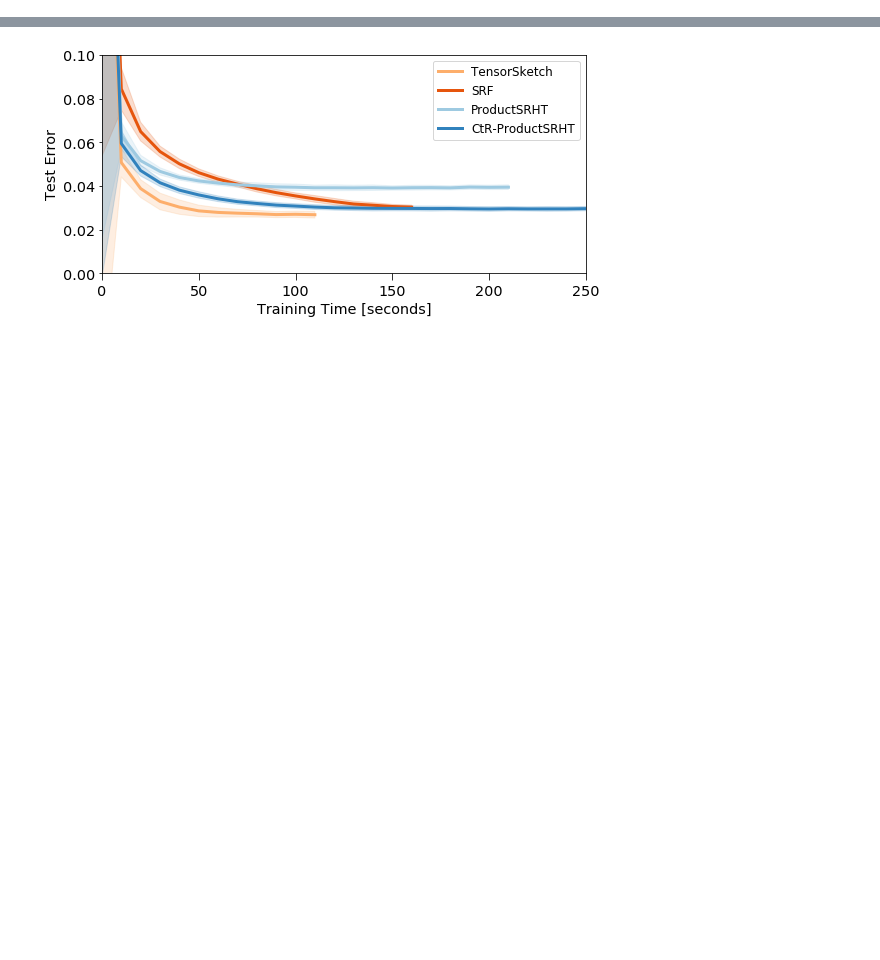
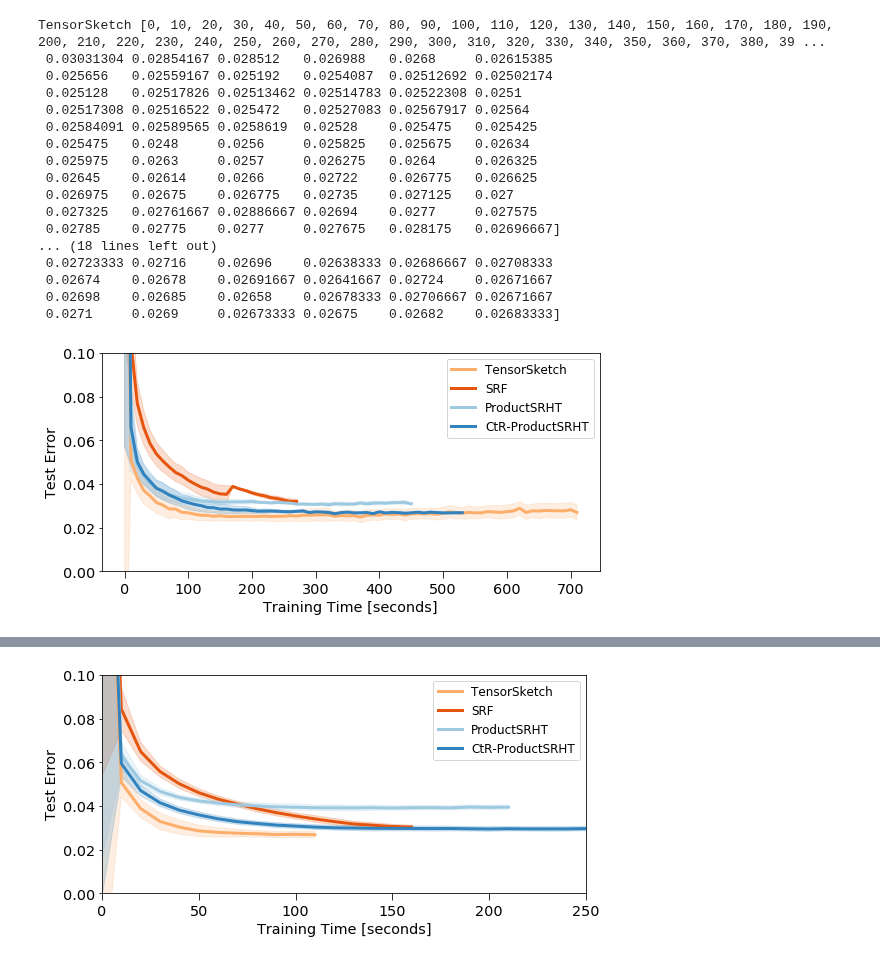
Before and after one commit to joneswack/dp-rfs, a Jupyter notebook: notebooks/read-tf-logs.ipynb, the cells around one changed output, grey strips where cells are left out. Cells and saved outputs as stored; diff of their text form; code cells hidden in the pictures; blank space fills up the shorter version.

```diff
--- a/notebooks/read-tf-logs.ipynb
+++ b/notebooks/read-tf-logs.ipynb
@@ -85,0 +142,28 @@ colors = np.flip(colors, axis=0)
+# %%
+dirs_p6_10k_tune = [
+    ('TensorSketch', colors[4], '../tensorboard_logs/mnist_tune/sgp_MNIST_proj_countsketch_scatter_deg_6_comprealFalse_3_lr_0.001_epochs_150'),
+    ('SRF', colors[5], '../tensorboard_logs/mnist_tune/sgp_MNIST_proj_srf_deg_6_comprealFalse_3_lr_0.001_epochs_150'),
+    ('ProductSRHT', colors[6], '../tensorboard_logs/mnist_tune/sgp_MNIST_proj_srht_deg_6_comprealFalse_3_lr_0.001_epochs_150'),
+    ('CtR-ProductSRHT', colors[7], '../tensorboard_logs/mnist_tune/sgp_MNIST_proj_srht_deg_6_comprealTrue_3_lr_0.001_epochs_150')
+]
+
+plot_dirs(dirs_p6_10k_tune, savepath='')
+# %% [output]
+TensorSketch [0, 10, 20, 30, 40, 50, 60, 70, 80, 90, 100, 110, 120, 130, 140, 150, 160, 170, 180, 190, 200, 210, 220, 230, 240, 250, 260, 270, 280, 290, 300, 310, 320, 330, 340, 350, 360, 370, 380, 39 ...
+ 0.03031304 0.02854167 0.028512   0.026988   0.0268     0.02615385
+ 0.025656   0.02559167 0.025192   0.0254087  0.02512692 0.02502174
+ 0.025128   0.02517826 0.02513462 0.02514783 0.02522308 0.0251
+ 0.02517308 0.02516522 0.025472   0.02527083 0.02567917 0.02564
+ 0.02584091 0.02589565 0.0258619  0.02528    0.025475   0.025425
+ 0.025475   0.0248     0.0256     0.025825   0.025675   0.02634
+ 0.025975   0.0263     0.0257     0.026275   0.0264     0.026325
+ 0.02645    0.02614    0.0266     0.02722    0.026775   0.026625
+ 0.026975   0.02675    0.026775   0.02735    0.027125   0.027
+ 0.027325   0.02761667 0.02886667 0.02694    0.0277     0.027575
+ 0.02785    0.02775    0.0277     0.027675   0.028175   0.02696667]
+... (18 lines left out)
+ 0.02723333 0.02716    0.02696    0.02638333 0.02686667 0.02708333
+ 0.02674    0.02678    0.02691667 0.02641667 0.02724    0.02671667
+ 0.02698    0.02685    0.02658    0.02678333 0.02706667 0.02671667
+ 0.0271     0.0269     0.02673333 0.02675    0.02682    0.02683333]
+[figure, added]
```
Also changed, not shown: parts of 5 cells of this notebook, 7 other files.
